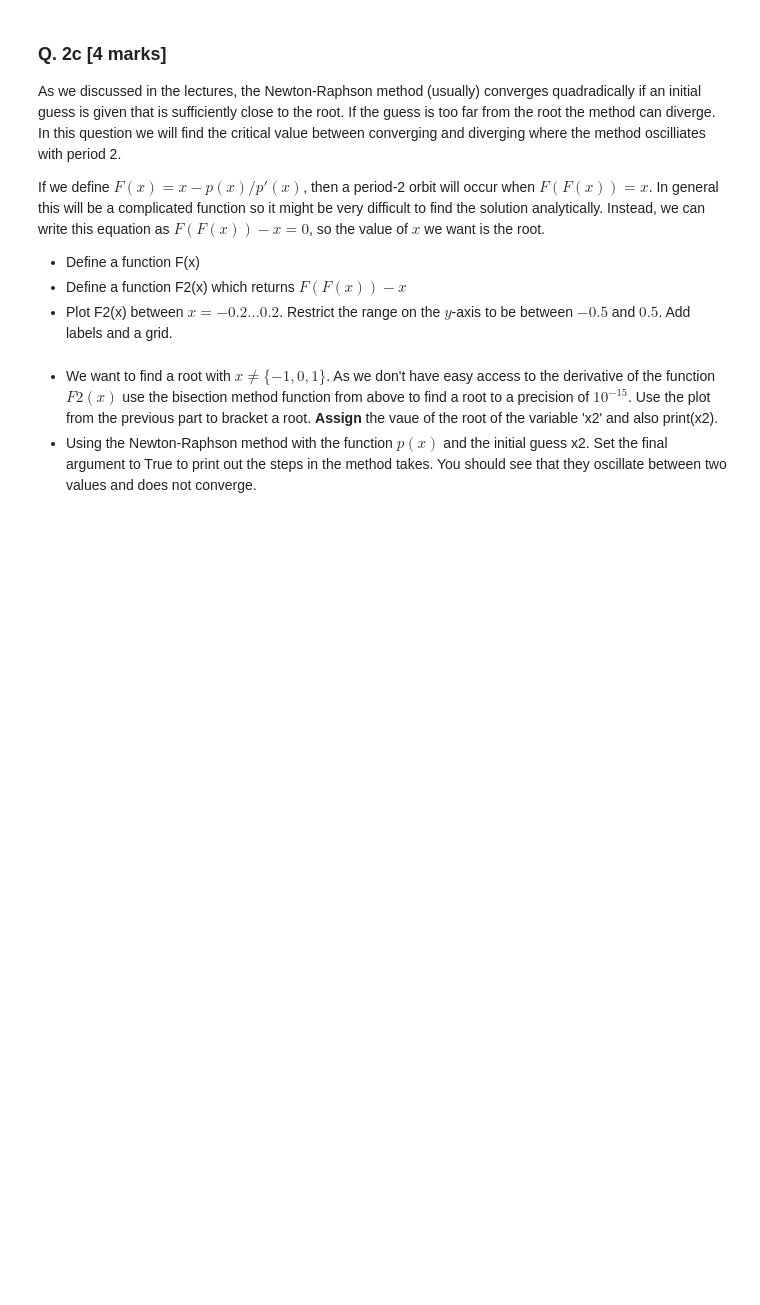
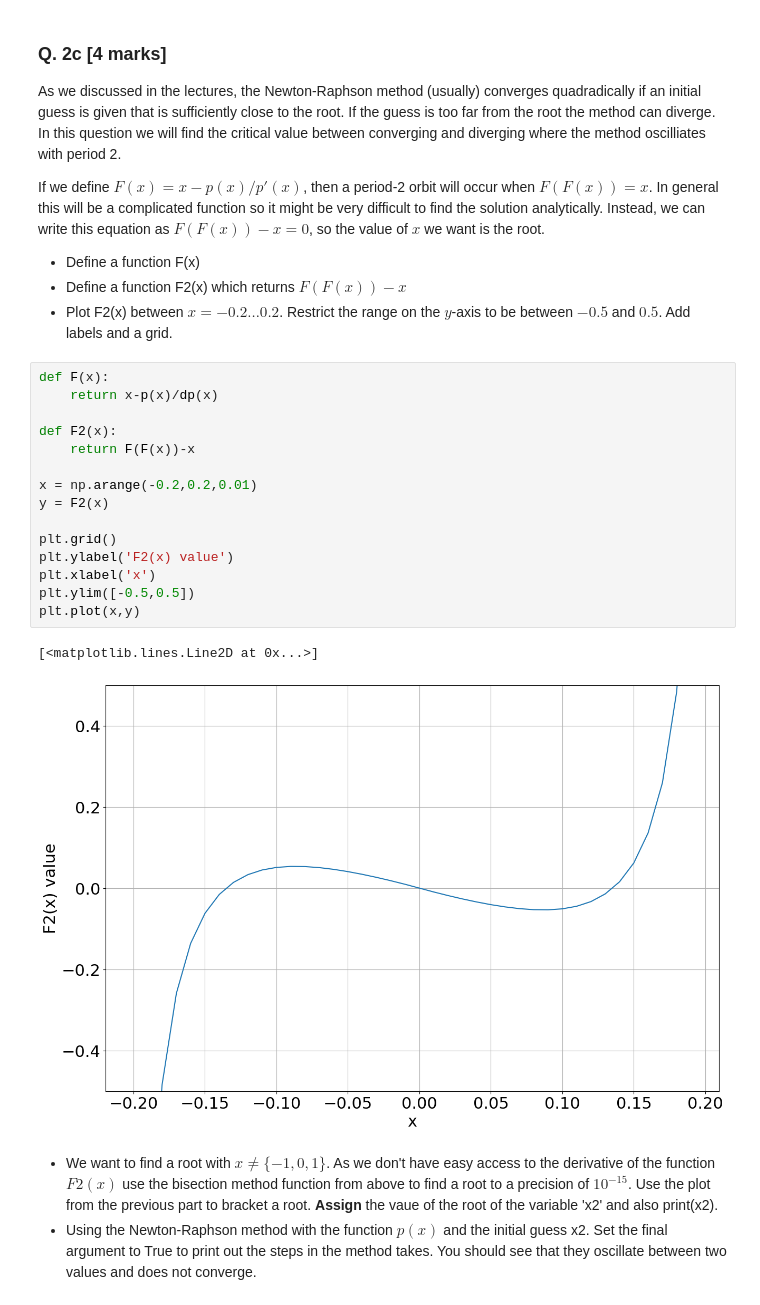
Before and after one commit to NiallCarbery/Computational_Science, a Jupyter notebook: Assignment2/Assignment-2.ipynb, the cells around one changed output. Saved outputs shown, nothing was run; the diff lists cells and outputs as text; blank space fills up the shorter version.

```diff
--- a/Assignment2/Assignment-2.ipynb
+++ b/Assignment2/Assignment-2.ipynb
@@ -170,6 +170,24 @@ If we define $F(x) = x - p(x)/p'(x)$, then a period-2 orbit will occur when $F(F
 - Define a function F(x)
 - Define a function F2(x) which returns $F(F(x)) - x$
 - Plot F2(x) between $x=-0.2\dots0.2$. Restrict the range on the $y$-axis to be between $-0.5$ and $0.5$. Add labels and a grid.
+# %%
+def F(x):
+    return x-p(x)/dp(x)
+
+def F2(x):
+    return F(F(x))-x
+
+x = np.arange(-0.2,0.2,0.01)
+y = F2(x)
+
+plt.grid()
+plt.ylabel('F2(x) value')
+plt.xlabel('x')
+plt.ylim([-0.5,0.5])
+plt.plot(x,y)
+# %% [output]
+[<matplotlib.lines.Line2D at 0x...>]
+[figure, added]
 # %% [markdown]
 - We want to find a root with $x \neq \{-1,0,1\}$. As we don't have easy access to the derivative of the function $F2(x)$ use the bisection method function from above to find a root to a precision of $10^{-15}$. Use the plot from the previous part to bracket a root. **Assign** the vaue of the root of the variable 'x2' and also print(x2).
 - Using the Newton-Raphson method with the function $p(x)$ and the initial guess x2. Set the final argument to True to print out the steps in the method takes. You should see that they oscillate between two values and does not converge.
```
Also changed, not shown: parts of 2 cells of this notebook.
